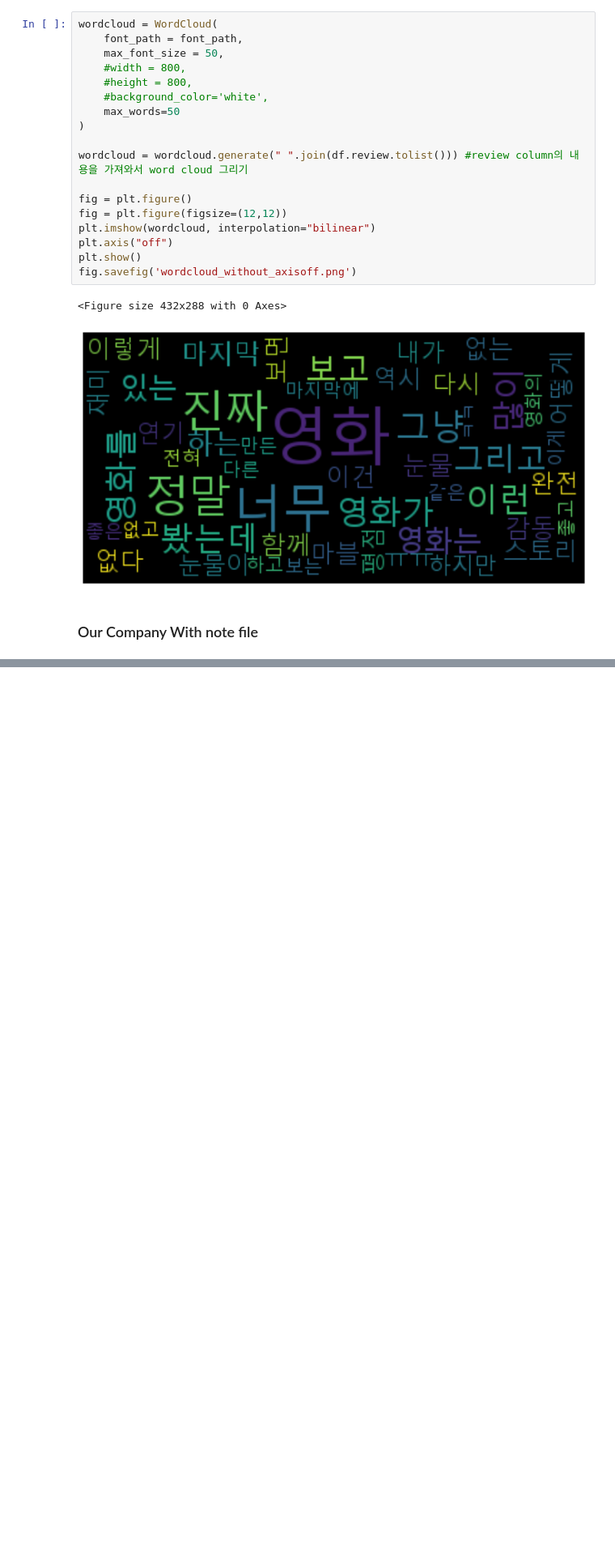
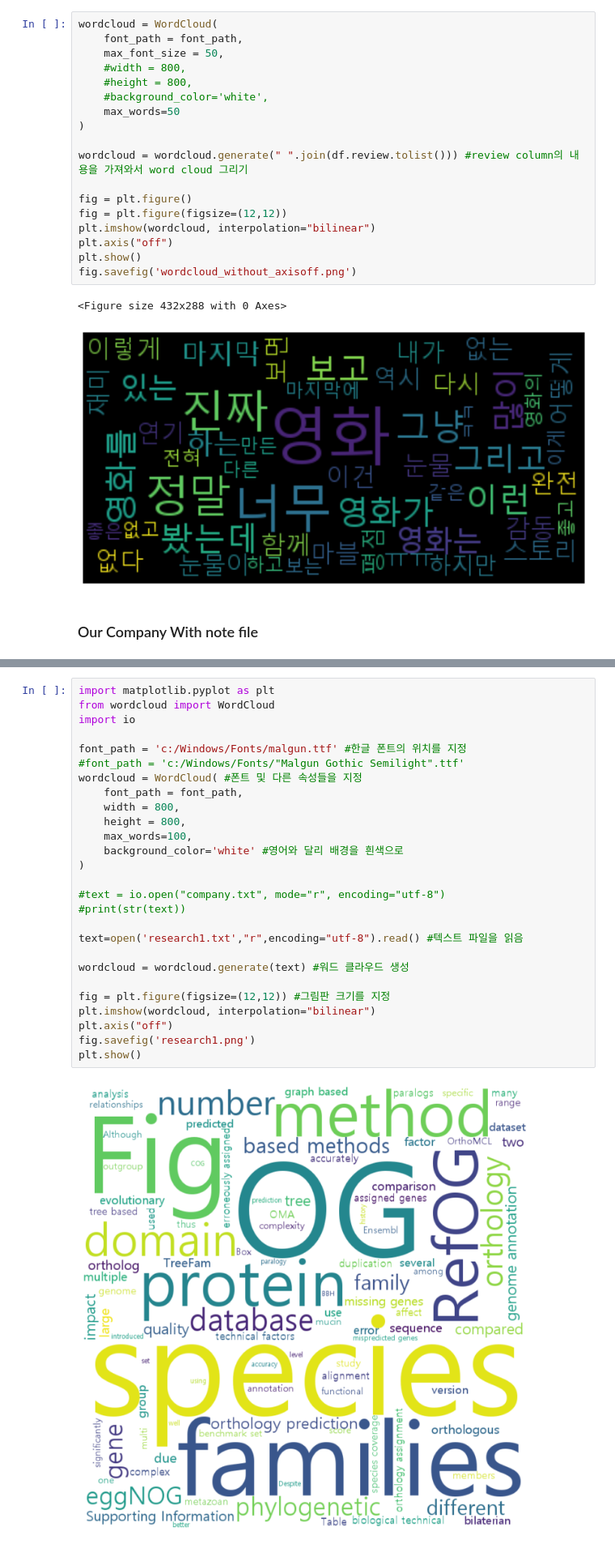
Before and after one commit to krishdb38/TextMining, a Jupyter notebook: Text_mining_Ajou_Univ.ipynb, the cells around one changed output, grey strips where cells are left out. Shown at 81% size. Cells and saved outputs as stored; diff of their text form; blank space fills up the shorter version.

```diff
--- a/Text_mining_Ajou_Univ.ipynb
+++ b/Text_mining_Ajou_Univ.ipynb
@@ -486,0 +488,29 @@ plt.show()
+# %%
+import matplotlib.pyplot as plt
+from wordcloud import WordCloud
+import io
+
+font_path = 'c:/Windows/Fonts/malgun.ttf' #한글 폰트의 위치를 지정
+#font_path = 'c:/Windows/Fonts/"Malgun Gothic Semilight".ttf'
+wordcloud = WordCloud( #폰트 및 다른 속성들을 지정
+    font_path = font_path,
+    width = 800,
+    height = 800,
+    max_words=100,
+    background_color='white' #영어와 달리 배경을 흰색으로
+)
+
+#text = io.open("company.txt", mode="r", encoding="utf-8")
+#print(str(text))
+
+text=open('research1.txt',"r",encoding="utf-8").read() #텍스트 파일을 읽음
+
+wordcloud = wordcloud.generate(text) #워드 클라우드 생성
+
+fig = plt.figure(figsize=(12,12)) #그림판 크기를 지정
+plt.imshow(wordcloud, interpolation="bilinear")
+plt.axis("off")
+fig.savefig('research1.png')
+plt.show()
+# %% [output]
+[figure, added]
```
Also changed, not shown: parts of 2 cells of this notebook, 3 other files.
